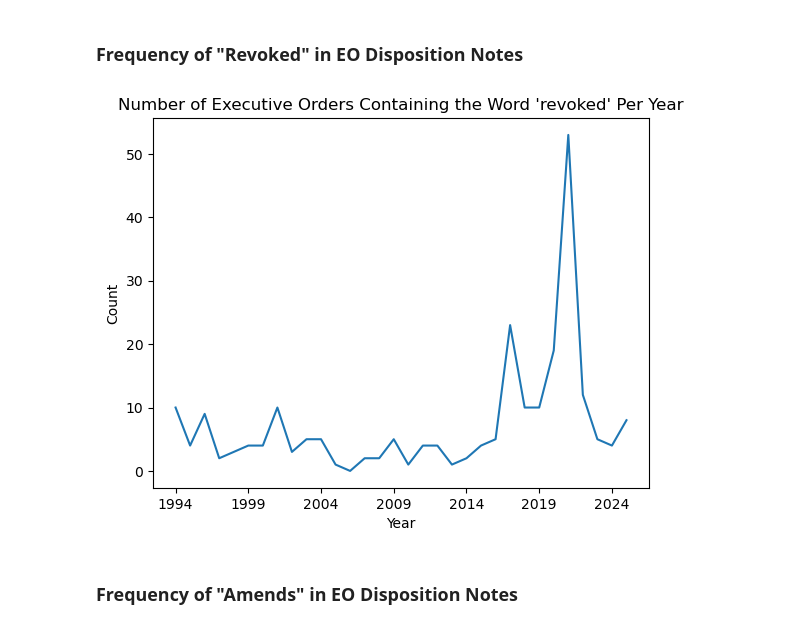
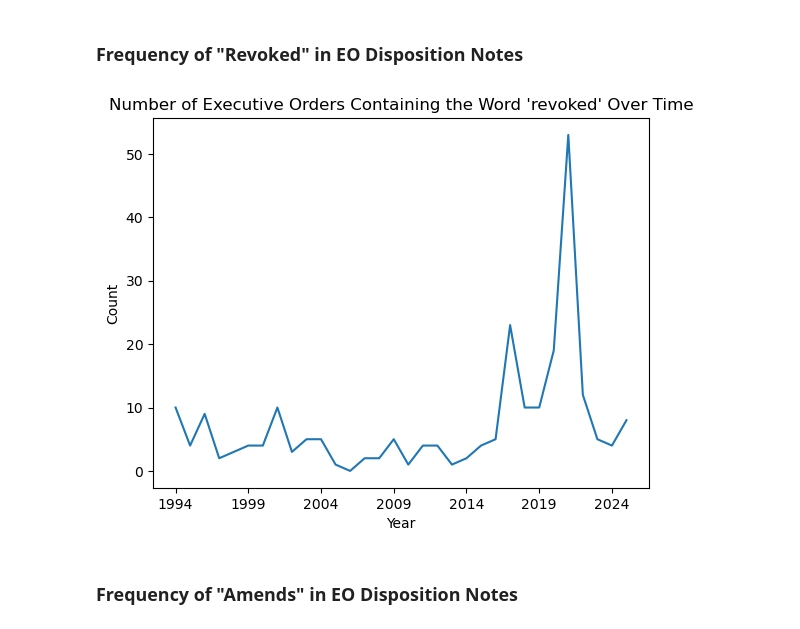
Before and after one commit to UCB-stat-159-f25/final-group05, a Jupyter notebook: word-analysis.ipynb, the cells around one changed output. Cells and saved outputs as stored; diff of their text form; code cells hidden in the pictures.

```diff
--- a/word-analysis.ipynb
+++ b/word-analysis.ipynb
@@ -42,13 +42,13 @@ count_revoked = count_revoked.reset_index()
 # %%
 sns.lineplot(data=count_revoked, x="year", y="is_revoked")
 
-plt.title("Number of Executive Orders Containing the Word 'revoked' Per Year")
+plt.title("Number of Executive Orders Containing the Word 'revoked' Over Time")
 plt.xlabel("Year")
 plt.ylabel("Count")
 plt.xticks(count_revoked['year'][::5])
 plt.show()
 # %% [output]
-[figure, old version]
+[figure, new version]
 # %% [markdown]
 ### Frequency of "Amends" in EO Disposition Notes
 # %%
```
Also changed, not shown: parts of 3 cells of this notebook.
